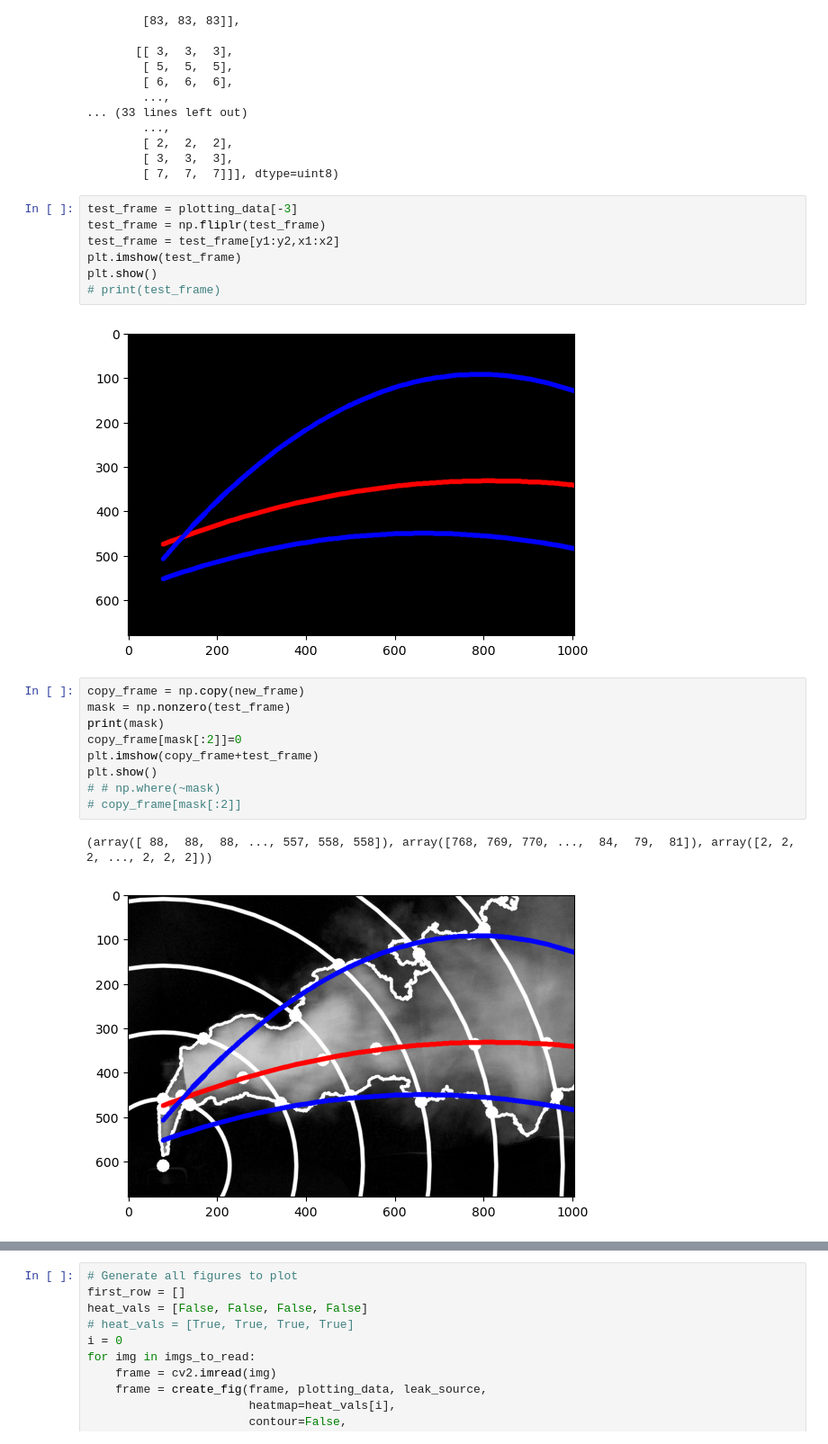
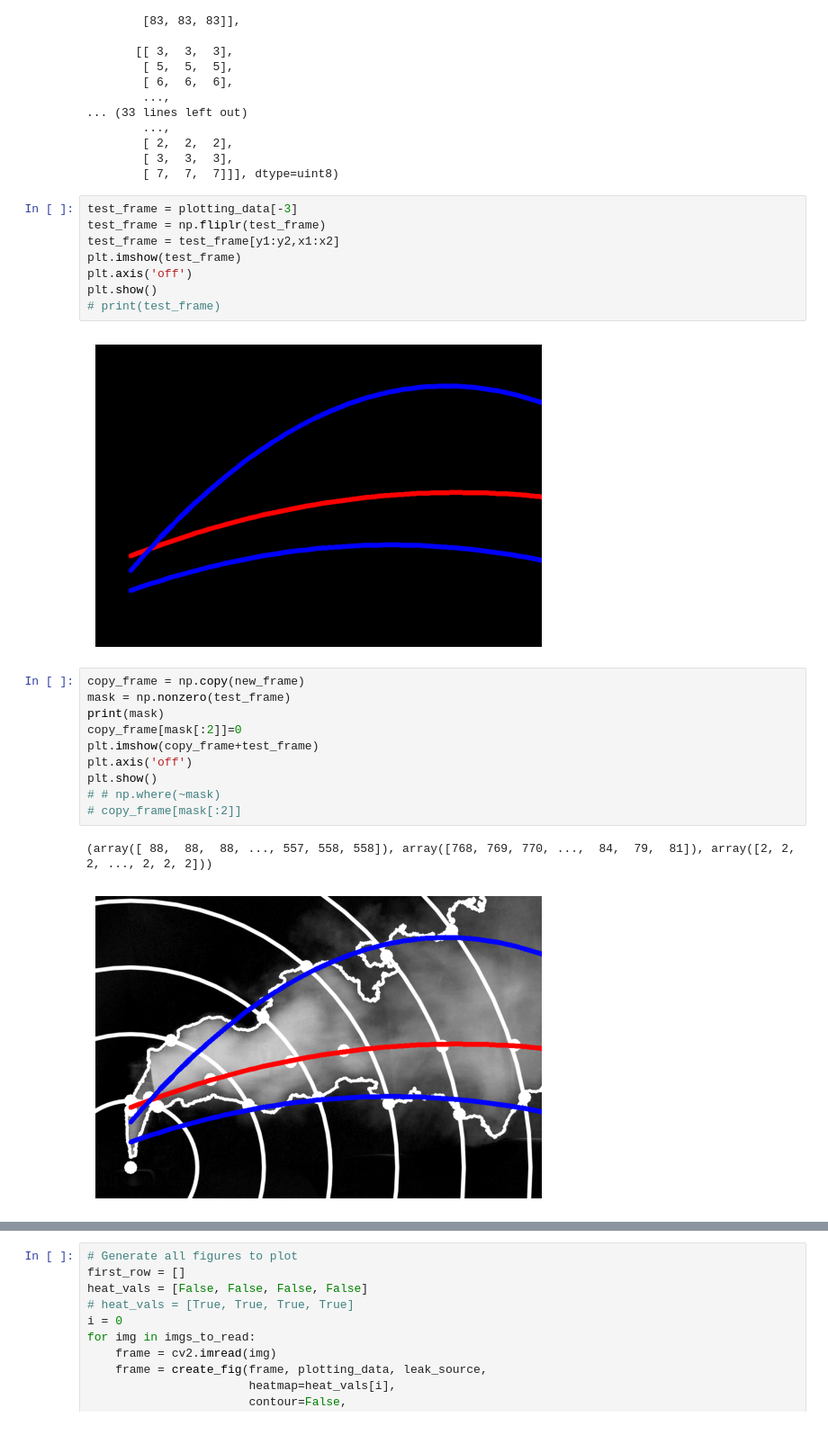
Before and after one commit to MalachiteWind/ROM-Plumes-Experiments, a Jupyter notebook: figures.ipynb, the cells around one changed output, grey strips where cells are left out. Shown at 90% size. Cells and saved outputs as stored; diff of their text form.

Commit message:
created new figure for ARA-Plume-Dev repo issue

```diff
--- a/figures.ipynb
+++ b/figures.ipynb
@@ -483,19 +483,21 @@ test_frame = plotting_data[-3]
 test_frame = np.fliplr(test_frame)
 test_frame = test_frame[y1:y2,x1:x2]
 plt.imshow(test_frame)
+plt.axis('off')
 plt.show()
 # print(test_frame)
 # %% [output]
-[figure, old version]
+[figure, new version]
 # %%
 copy_frame = np.copy(new_frame)
 mask = np.nonzero(test_frame)
 print(mask)
 copy_frame[mask[:2]]=0
 plt.imshow(copy_frame+test_frame)
+plt.axis('off')
 plt.show()
 # # np.where(~mask)
 # copy_frame[mask[:2]]
 # %% [output]
 (array([ 88,  88,  88, ..., 557, 558, 558]), array([768, 769, 770, ...,  84,  79,  81]), array([2, 2, 2, ..., 2, 2, 2]))
-[figure, old version]
+[figure, new version]
```
Also changed, not shown: parts of 2 cells of this notebook.
